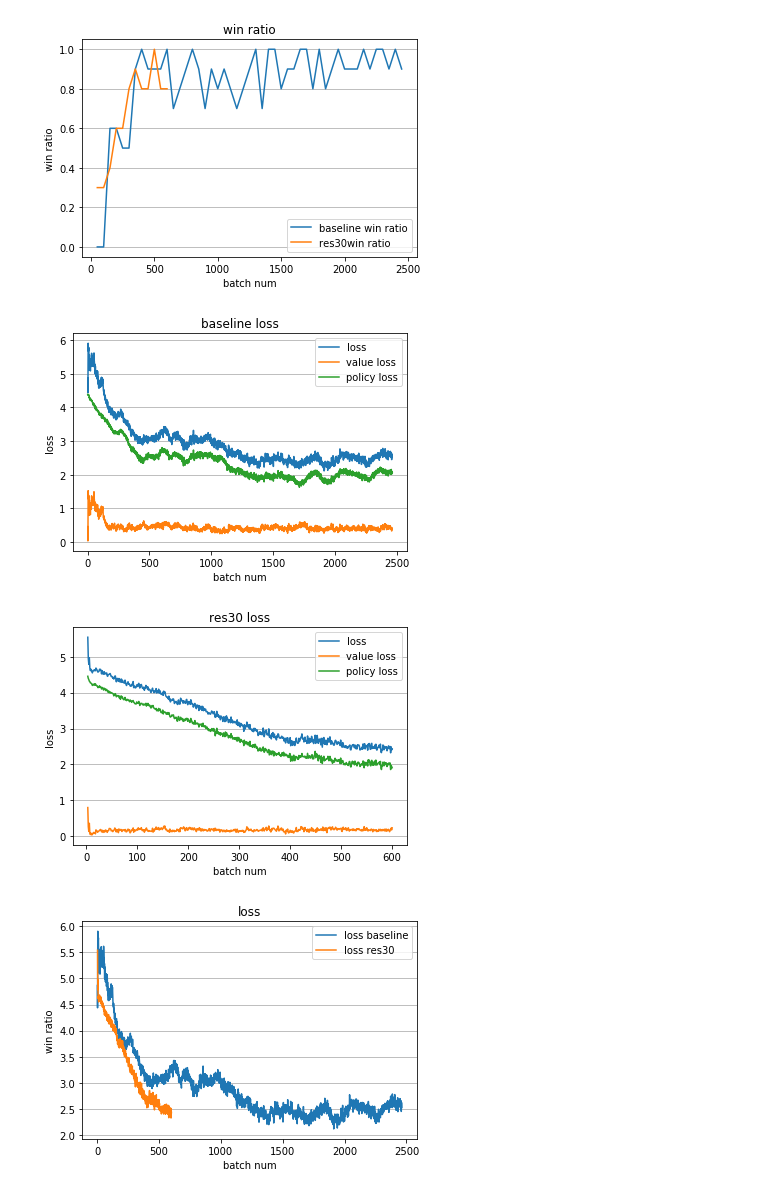
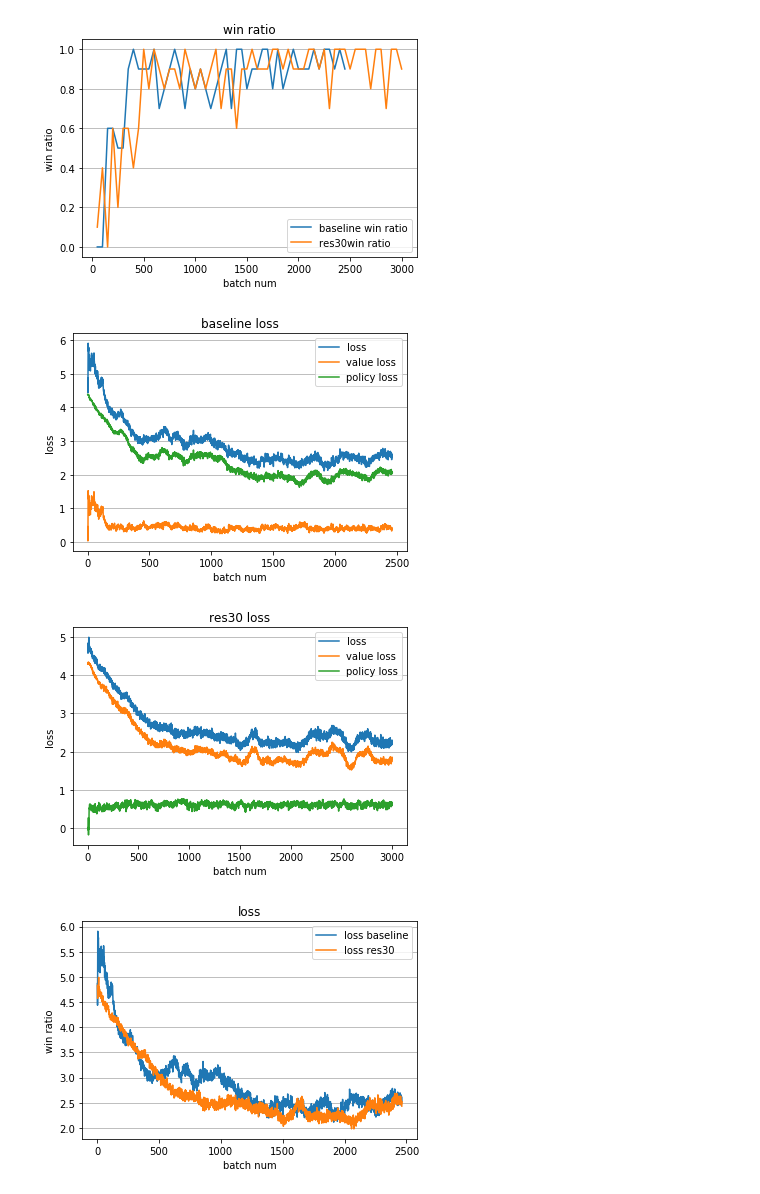
Before and after one commit to junxiaosong/AlphaZero_Gomoku, a Jupyter notebook: loss_plot.ipynb, the cells around one changed output. Cells and saved outputs as stored; diff of their text form; code cells hidden in the pictures.

Commit message:
Add intermediate result preprocess

```diff
--- a/loss_plot.ipynb
+++ b/loss_plot.ipynb
@@ -56,37 +56,37 @@ def win_ratio_plot(scores_result_file_1, model_name_1, scores_result_file_2, mod
             win_ratio_2.append(line[-1].split(':')[-1])
 
     batch_50_2 = np.array(batch_50_2).astype(int)
     win_ratio_2 = np.array(win_ratio_2).astype(float)
 
     plt.plot(batch_50_1, win_ratio_1, label=model_name_1 + ' win ratio')
     plt.plot(batch_50_2, win_ratio_2, label=model_name_2 + 'win ratio')
     plt.legend()
     plt.title('win ratio')
     plt.xlabel('batch num')
     plt.ylabel('win ratio')
     plt.grid(axis='y')
     plt.show()
 
 win_ratio_plot('output/scores.txt', 'baseline', 'output/res30_l+_scores.txt', 'res30')
 
 df_baseline = loss_plot('output/intermediate_result.txt', 'baseline')
 df_baseline.columns = ['batch_num', 'loss_baseline']
-df_res30 = loss_plot('output/res30_l+_intermediate_result.txt', 'res30')
+df_res30 = loss_plot('output/res30_l+_intermediate_result_tmp.txt', 'res30')
 df_res30.columns = ['batch_num', 'loss_res30']
 df_merged = pd.merge(df_baseline, df_res30, how='left', on='batch_num')
 plt.plot(df_merged['batch_num'], df_merged['loss_baseline'], label='loss baseline')
 plt.plot(df_merged['batch_num'], df_merged['loss_res30'], label='loss res30')
 plt.legend()
 plt.title('loss')
 plt.xlabel('batch num')
 plt.ylabel('win ratio')
 plt.grid(axis='y')
 plt.show()
 # %% [output]
-[figure, old version]
+[figure, new version]
 [figure]
-[figure, old version]
+[figure, new version]
-[figure, old version]
+[figure, new version]
 # %%
 def rescue_code(function):
     import inspect
```
Also changed, not shown: 1 other file.
